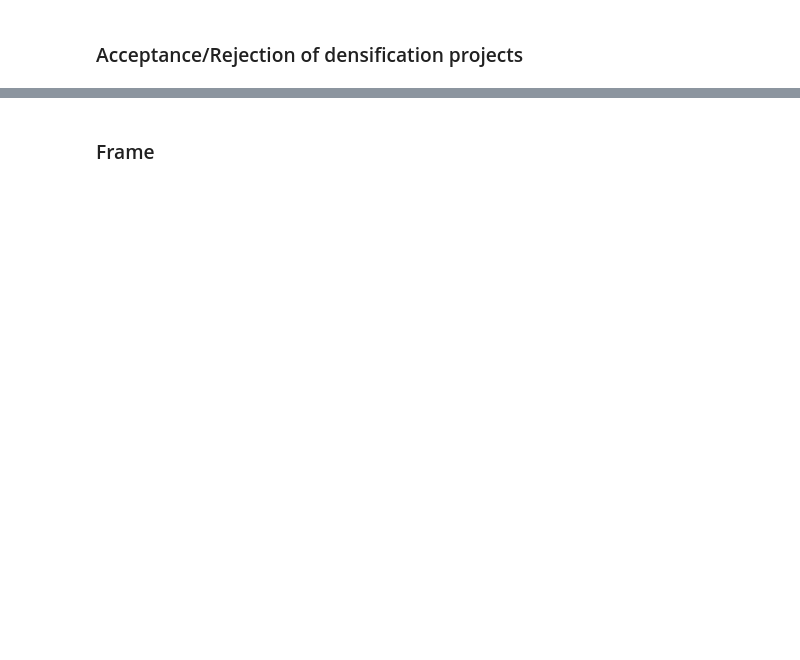
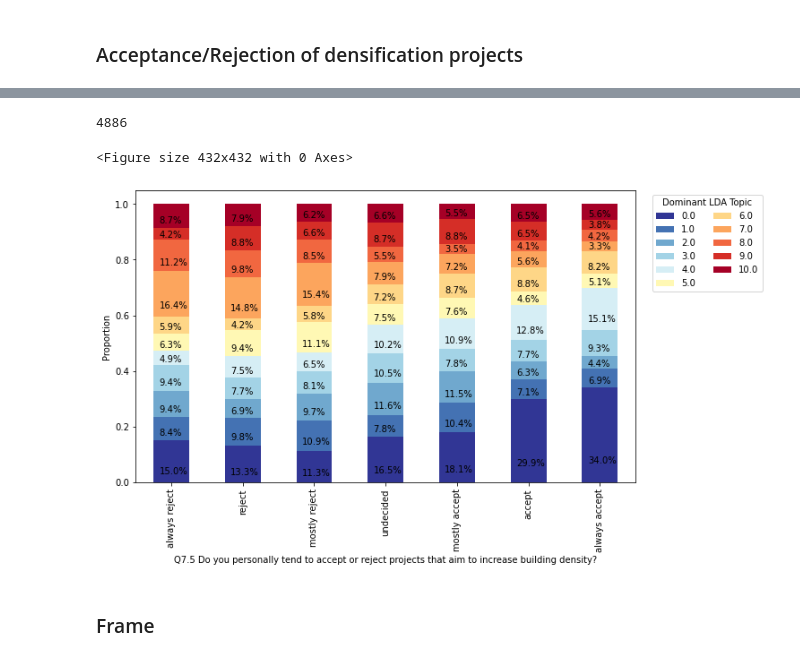
Before and after one commit to erobitschek/urban_policy_nlp, a Jupyter notebook: code/03_survey_topicmodel.ipynb, the cells around one changed output, grey strips where cells are left out. Cells and saved outputs as stored; diff of their text form; code cells hidden in the pictures; blank space fills up the shorter version.

```diff
--- a/code/03_survey_topicmodel.ipynb
+++ b/code/03_survey_topicmodel.ipynb
@@ -272,4 +438,5 @@ for m, cv in zip(x, coherence_values):
 # %%
-ldamallet = gensim.models.wrappers.LdaMallet(mallet_path, corpus=corpus, num_topics=12, id2word=id2word)
+num_topics = 11
+ldamallet = gensim.models.wrappers.LdaMallet(mallet_path, corpus=corpus, num_topics=num_topics, id2word=id2word, random_seed=42)
 # Show Topics
 pprint(ldamallet.show_topics(formatted=False))
@@ -548,34 +977,38 @@ cross_tab= pd.crosstab(index=summary_df['Q7.5'],
 cross_tab = cross_tab.reindex(index = ['always reject', 'reject', 'mostly reject', 'undecided', 'mostly accept', 'accept', 'always accept'])
 
 
 clrs = cm.get_cmap('RdYlBu_r', 22)
 
 plt.figure(figsize=(6, 6))
 cross_tab_prop.plot(kind='bar',
                     stacked=True,
                     colormap=clrs,
                     figsize=(10, 6))
 
 
 for n, x in enumerate([*cross_tab.index.values]):
     for (proportion, y_loc) in zip(cross_tab_prop.loc[x],
                                    cross_tab_prop.loc[x].cumsum()):
 
         plt.text(x=n - 0.17,
                  y=(y_loc - proportion) + (proportion / 5),
                  s=f'{np.round(proportion * 100, 1)}%',
                  color="black",
                  fontsize=10) #,
                  #fontweight="bold")
 
 plt.legend(loc="upper left", ncol=2)
 plt.xlabel("Q7.5 Do you personally tend to accept or reject projects that aim to increase building density?")
 plt.ylabel("Proportion")
 plt.legend(title='Dominant LDA Topic', bbox_to_anchor=(1.025, 1.00), ncol=2)
 fig_name = 'stacked_bar'
-file_name=('../../figures/' + fig_name + ('_ldamallet_12_topic_proportion_across_Q7.5.png'))
+file_name=('../../figures/' + fig_name + ('_ldamallet_%s_topic_proportion_across_Q7.5.png' % num_topics))
 #plt.savefig((file_name), dpi=300, bbox_inches='tight')
 plt.show()
+# %% [output]
+4886
+<Figure size 432x432 with 0 Axes>
+[figure, added]
 # %% [markdown]
 ### Frame
 # %%
```
Also changed, not shown: parts of 45 cells of this notebook, 1 other file.
